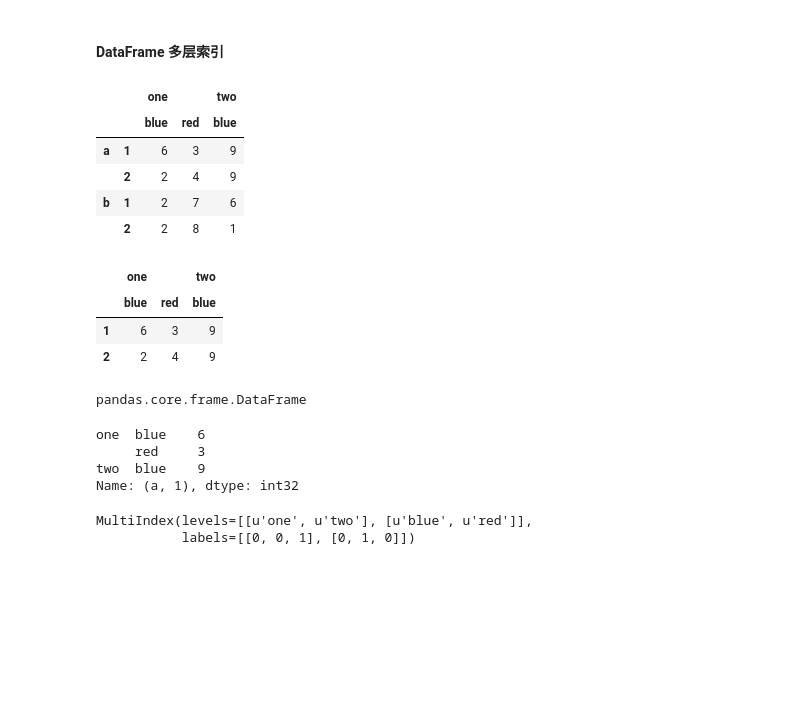
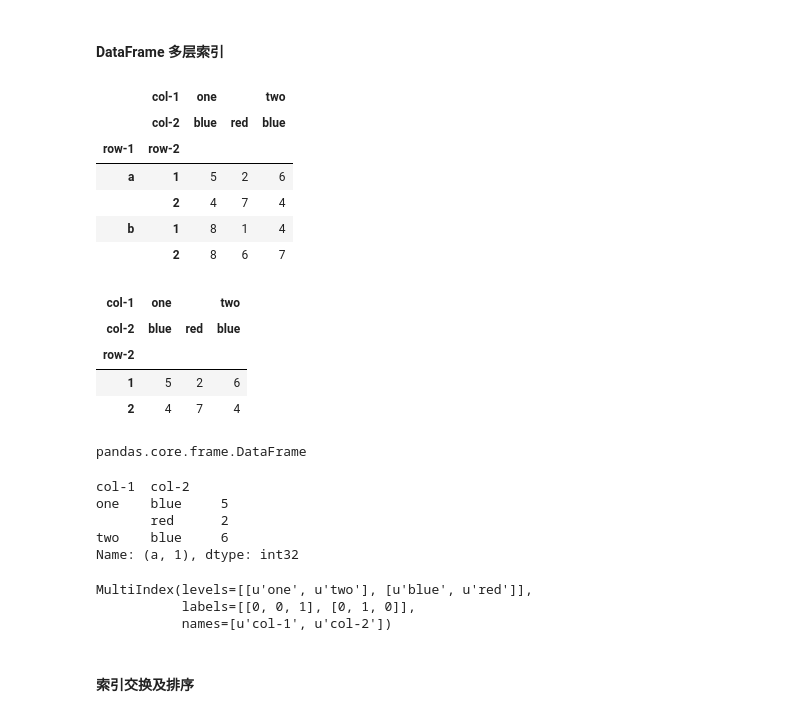
Before and after one commit to kamidox/pandas_tutor, a Jupyter notebook: pandas_operation.ipynb, the cells around one changed output. Drawn from its saved outputs; the diff is of its cells as text; code cells hidden in the pictures; blank space fills up the shorter version.

```diff
--- a/pandas_operation.ipynb
+++ b/pandas_operation.ipynb
@@ -423,22 +446,26 @@ dtype: float64
 # %%
 df = pd.DataFrame(np.random.randint(1, 10, (4, 3)),
                   index=[['a', 'a', 'b', 'b'], [1, 2, 1, 2]],
                   columns=[['one', 'one', 'two'], ['blue', 'red', 'blue']])
+df.index.names = ['row-1', 'row-2']
+df.columns.names = ['col-1', 'col-2']
 df
 # %% [output]
-|  |  | one |  | two |
-|  |  | blue | red | blue |
-| a | 1 | 6 | 3 | 9 |
-|  | 2 | 2 | 4 | 9 |
-| b | 1 | 2 | 7 | 6 |
-|  | 2 | 2 | 8 | 1 |
+|  | col-1 | one |  | two |
+|  | col-2 | blue | red | blue |
+| row-1 | row-2 |  |  |  |
+| a | 1 | 5 | 2 | 6 |
+|  | 2 | 4 | 7 | 4 |
+| b | 1 | 8 | 1 | 4 |
+|  | 2 | 8 | 6 | 7 |
 # %%
 df.loc['a']
 # %% [output]
-|  | one |  | two |
-|  | blue | red | blue |
-| 1 | 6 | 3 | 9 |
-| 2 | 2 | 4 | 9 |
+| col-1 | one |  | two |
+| col-2 | blue | red | blue |
+| row-2 |  |  |  |
+| 1 | 5 | 2 | 6 |
+| 2 | 4 | 7 | 4 |
 # %%
 type(df.loc['a'])
 # %% [output]
@@ -446,12 +473,16 @@ pandas.core.frame.DataFrame
 # %%
 df.loc['a', 1]
 # %% [output]
-one  blue    6
-     red     3
-two  blue    9
+col-1  col-2
+one    blue     5
+       red      2
+two    blue     6
 Name: (a, 1), dtype: int32
 # %%
 df.loc['a', 1].index
 # %% [output]
 MultiIndex(levels=[[u'one', u'two'], [u'blue', u'red']],
-           labels=[[0, 0, 1], [0, 1, 0]])
+           labels=[[0, 0, 1], [0, 1, 0]],
+           names=[u'col-1', u'col-2'])
+# %% [markdown]
+#### 索引交换及排序
```
Also changed, not shown: parts of 43 cells of this notebook.
